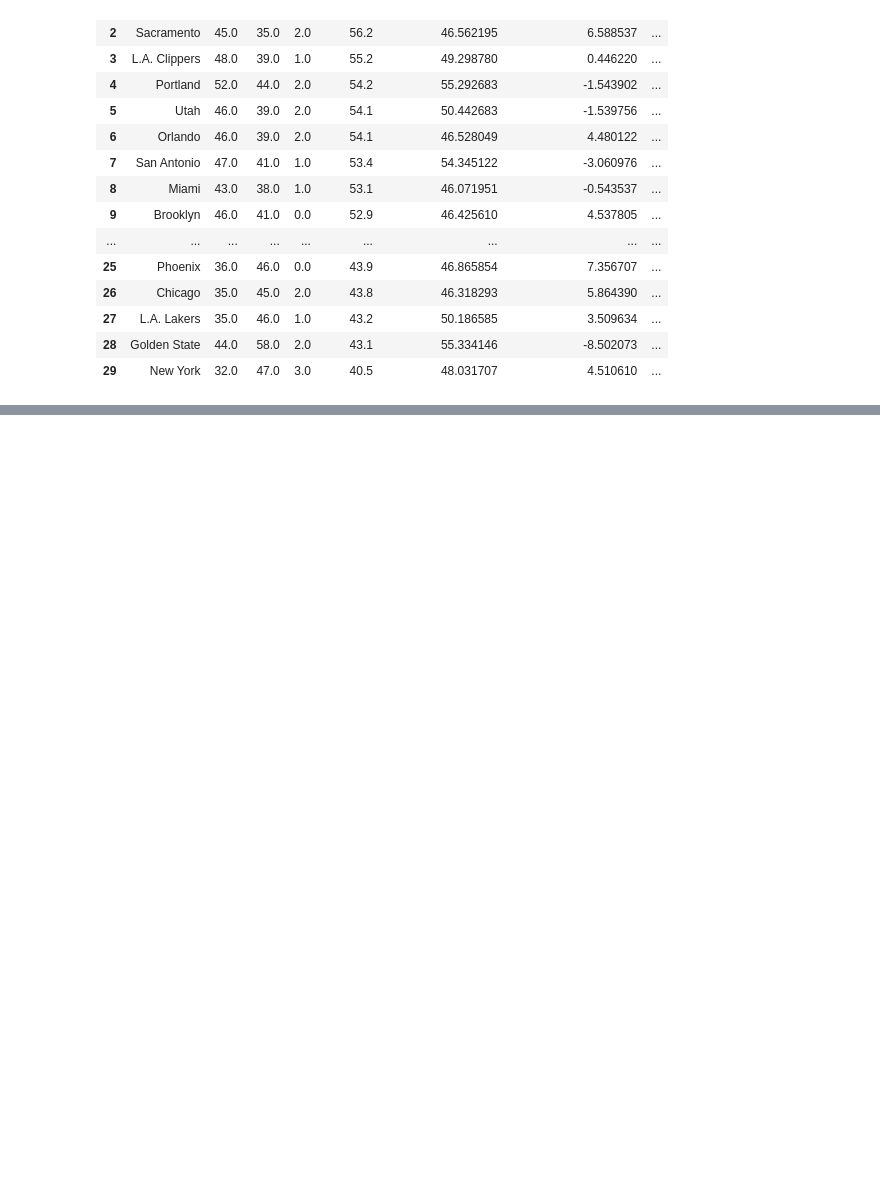
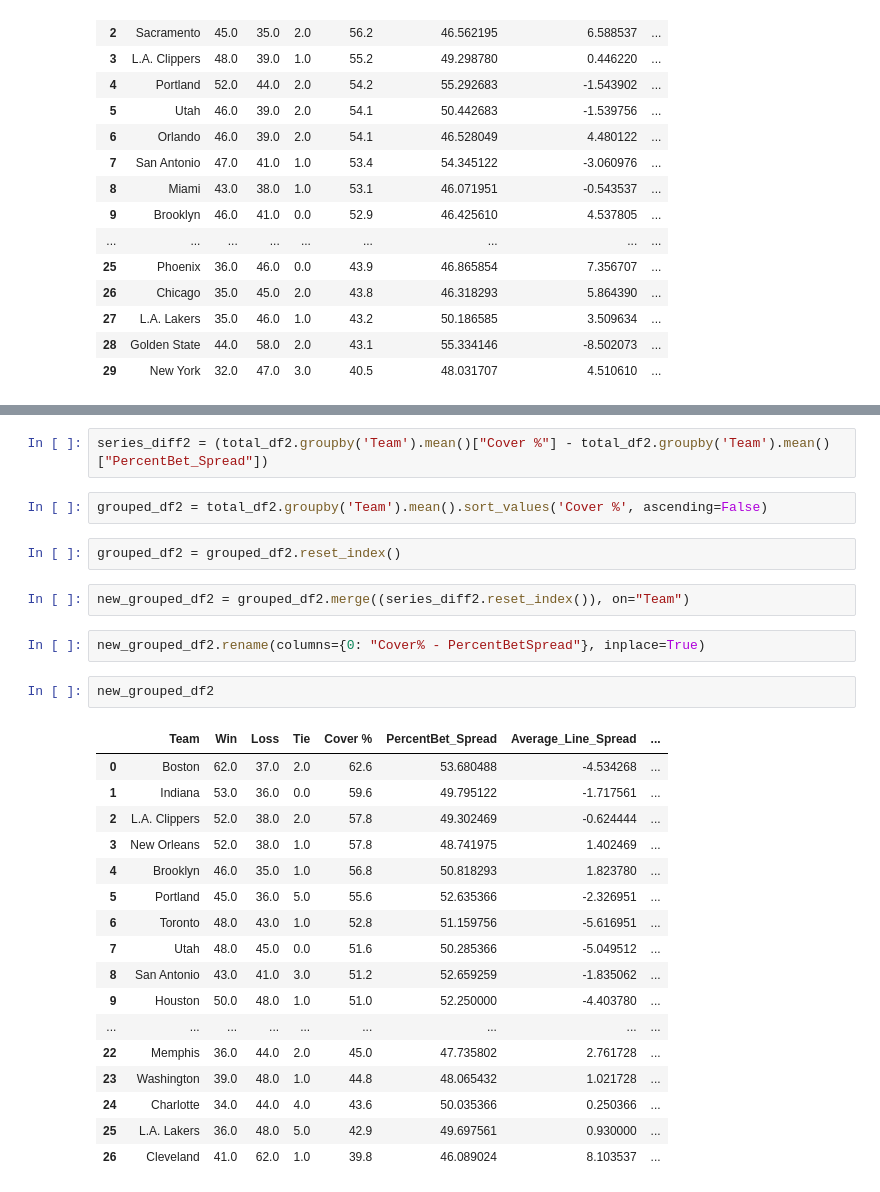
Before and after one commit to kyle-rgb/ETL_Project, a Jupyter notebook: MondayClean_New.ipynb, the cells around one changed output, grey strips where cells are left out. Cells and saved outputs as stored; diff of their text form; blank space fills up the shorter version.

```diff
--- a/MondayClean_New.ipynb
+++ b/MondayClean_New.ipynb
@@ -241,0 +439,30 @@ new_grouped_df
+# %%
+series_diff2 = (total_df2.groupby('Team').mean()["Cover %"] - total_df2.groupby('Team').mean()["PercentBet_Spread"])
+# %%
+grouped_df2 = total_df2.groupby('Team').mean().sort_values('Cover %', ascending=False)
+# %%
+grouped_df2 = grouped_df2.reset_index()
+# %%
+new_grouped_df2 = grouped_df2.merge((series_diff2.reset_index()), on="Team")
+# %%
+new_grouped_df2.rename(columns={0: "Cover% - PercentBetSpread"}, inplace=True)
+# %%
+new_grouped_df2
+# %% [output]
+|  | Team | Win | Loss | Tie | Cover % | PercentBet_Spread | Average_Line_Spread | ... |
+| 0 | Boston | 62.0 | 37.0 | 2.0 | 62.6 | 53.680488 | -4.534268 | ... |
+| 1 | Indiana | 53.0 | 36.0 | 0.0 | 59.6 | 49.795122 | -1.717561 | ... |
+| 2 | L.A. Clippers | 52.0 | 38.0 | 2.0 | 57.8 | 49.302469 | -0.624444 | ... |
+| 3 | New Orleans | 52.0 | 38.0 | 1.0 | 57.8 | 48.741975 | 1.402469 | ... |
+| 4 | Brooklyn | 46.0 | 35.0 | 1.0 | 56.8 | 50.818293 | 1.823780 | ... |
+| 5 | Portland | 45.0 | 36.0 | 5.0 | 55.6 | 52.635366 | -2.326951 | ... |
+| 6 | Toronto | 48.0 | 43.0 | 1.0 | 52.8 | 51.159756 | -5.616951 | ... |
+| 7 | Utah | 48.0 | 45.0 | 0.0 | 51.6 | 50.285366 | -5.049512 | ... |
+| 8 | San Antonio | 43.0 | 41.0 | 3.0 | 51.2 | 52.659259 | -1.835062 | ... |
+| 9 | Houston | 50.0 | 48.0 | 1.0 | 51.0 | 52.250000 | -4.403780 | ... |
+| ... | ... | ... | ... | ... | ... | ... | ... | ... |
+| 22 | Memphis | 36.0 | 44.0 | 2.0 | 45.0 | 47.735802 | 2.761728 | ... |
+| 23 | Washington | 39.0 | 48.0 | 1.0 | 44.8 | 48.065432 | 1.021728 | ... |
+| 24 | Charlotte | 34.0 | 44.0 | 4.0 | 43.6 | 50.035366 | 0.250366 | ... |
+| 25 | L.A. Lakers | 36.0 | 48.0 | 5.0 | 42.9 | 49.697561 | 0.930000 | ... |
+| 26 | Cleveland | 41.0 | 62.0 | 1.0 | 39.8 | 46.089024 | 8.103537 | ... |
```
Also changed, not shown: parts of 23 cells of this notebook.
